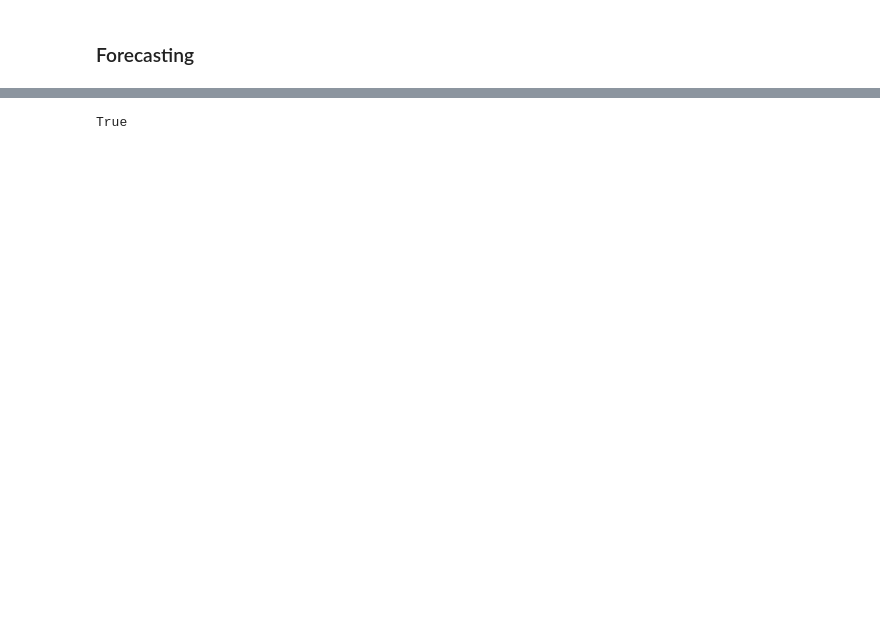
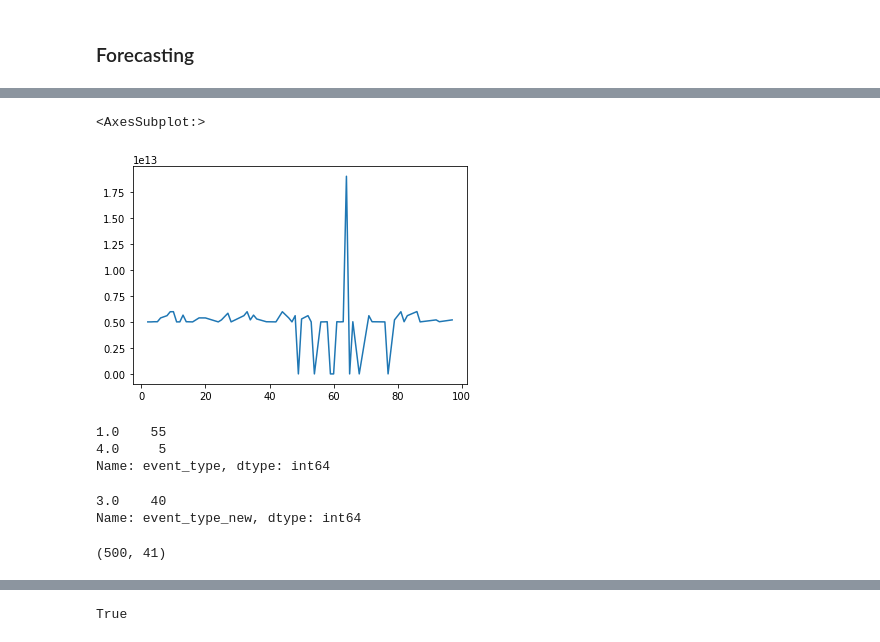
Before and after one commit to saschafrey/LOBS5_Prediction, a Jupyter notebook: lob/ar_pred.ipynb, the cells around one changed output, grey strips where cells are left out. Cells and saved outputs as stored; diff of their text form; code cells hidden in the pictures; blank space fills up the shorter version.

```diff
--- a/lob/ar_pred.ipynb
+++ b/lob/ar_pred.ipynb
@@ -441,0 +933,4 @@ m_seq = m_seq_start.copy()
+# %%
+decod_gen_msgs = tok.decode(m_seq.reshape((-1,l))[-100:], v)
+decod_gen_msgs = pd.DataFrame(decod_gen_msgs, columns=Message_Tokenizer.FIELDS)
+decod_gen_msgs
@@ -441,0 +982,15 @@ m_seq = m_seq_start.copy()
+# %%
+# new orders / executions
+new_orders = decod_gen_msgs.loc[decod_gen_msgs.time_new.isna()]
+# %%
+# error: should be monotone increasing
+new_orders.time.plot()
+# %% [output]
+<AxesSubplot:>
+[figure, added]
+# %%
+new_orders.event_type.value_counts()
+# %% [output]
+1.0    55
+4.0     5
+Name: event_type, dtype: int64
@@ -441,0 +1000,5 @@ m_seq = m_seq_start.copy()
+# %%
+modif_orders.event_type_new.value_counts()
+# %% [output]
+3.0    40
+Name: event_type_new, dtype: int64
@@ -441,0 +1007,4 @@ m_seq = m_seq_start.copy()
+# %%
+b_seq.shape
+# %% [output]
+(500, 41)
```
Also changed, not shown: parts of 62 cells of this notebook, 16 other files.
